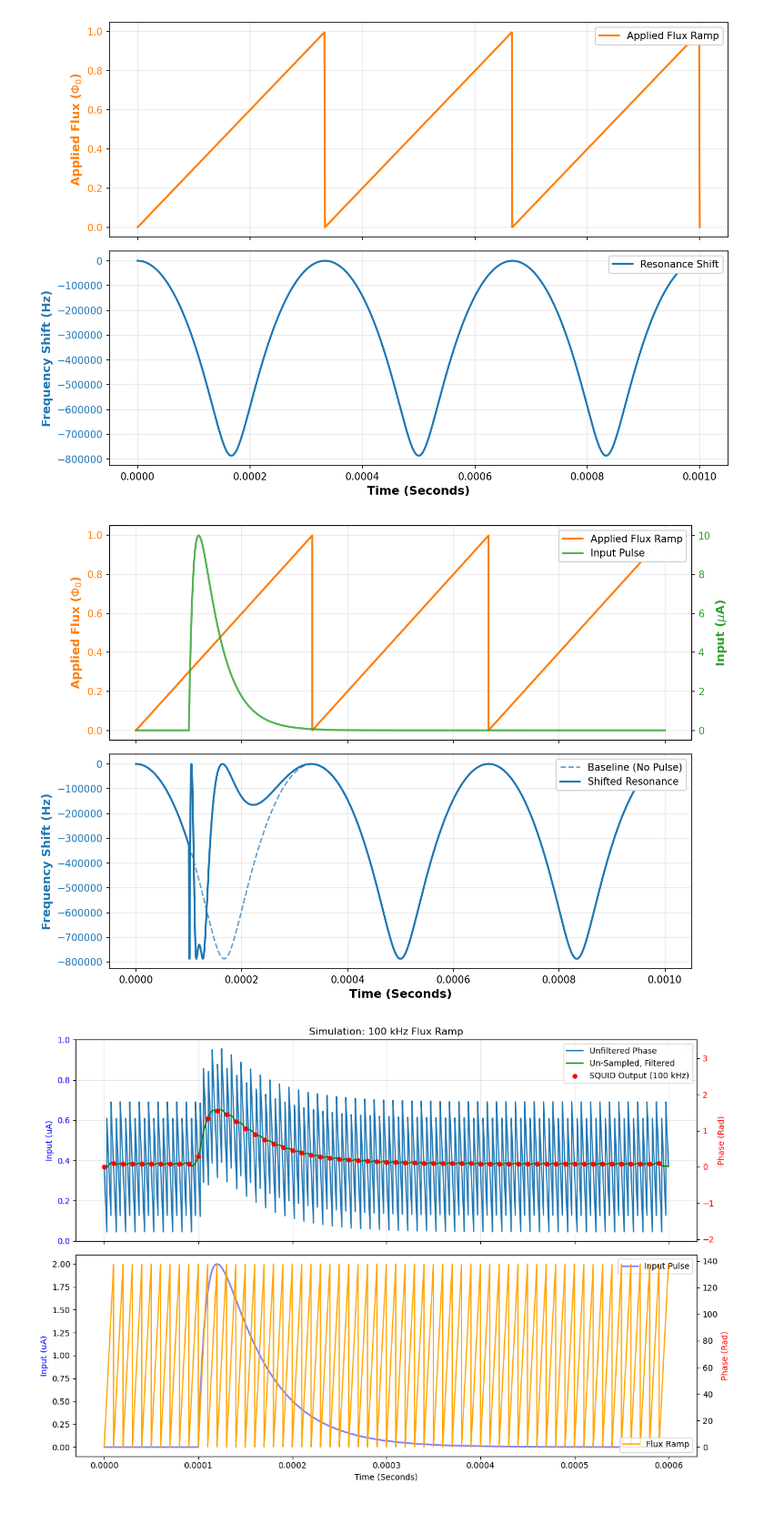
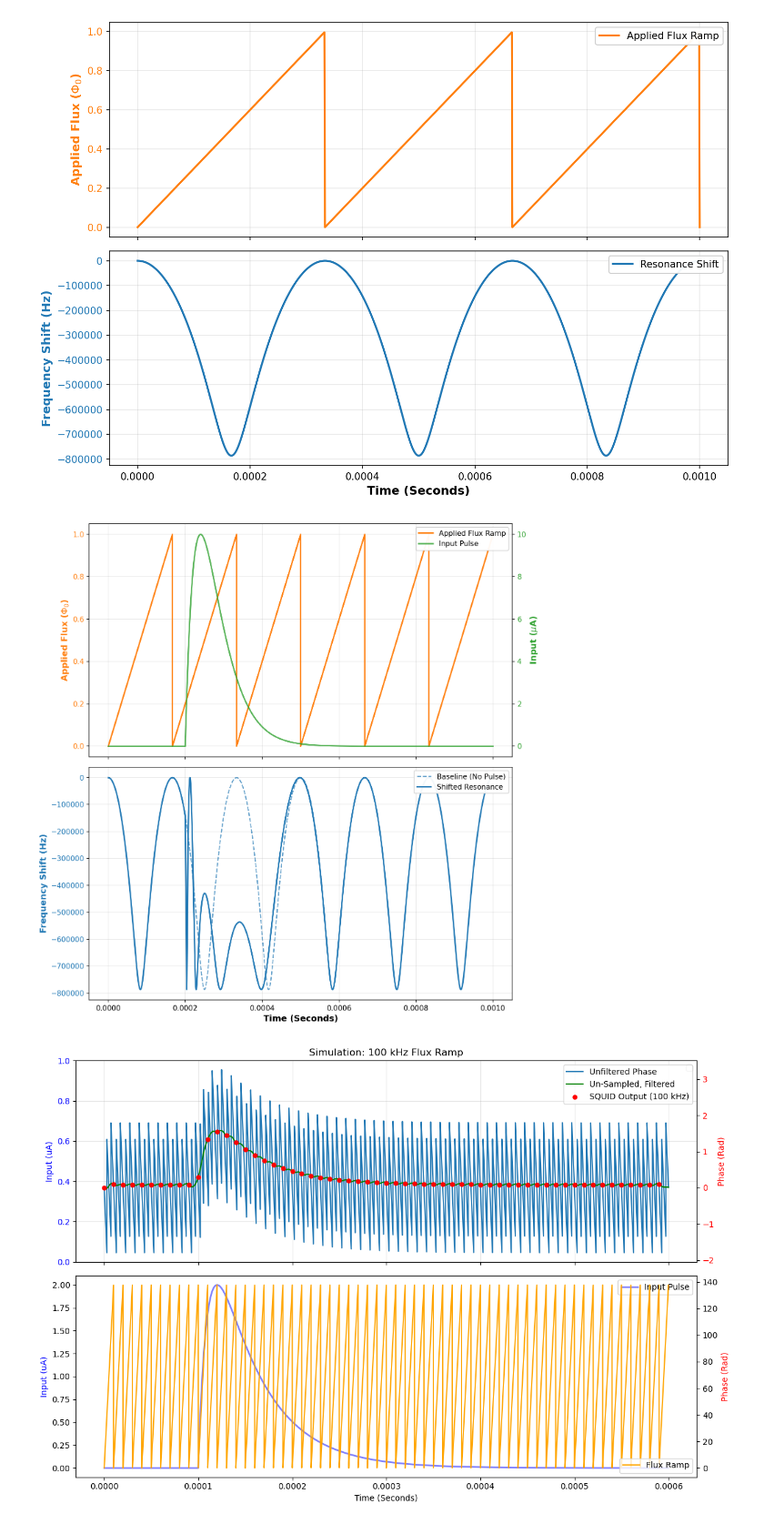
Before and after one commit to QTSF-Mines/Microwave-Multiplexing, a Jupyter notebook: umux_modeling/LW_uMUX_src/source/flux_response.ipynb, the cells around one changed output. Shown at 91% size. Drawn from its saved outputs; the diff is of its cells as text; code cells hidden in the pictures.

```diff
--- a/umux_modeling/LW_uMUX_src/source/flux_response.ipynb
+++ b/umux_modeling/LW_uMUX_src/source/flux_response.ipynb
@@ -82,7 +82,7 @@ for i, current in enumerate(I_array):
 # %% [output]
 (20000, 2, 2)
 # %%
-nPhi0 = np.pi
+nPhi0 = 2
 flux_array_pi = np.linspace(0,nPhi0*Phi0,1024)
 I_array = flux_array_pi/15e-12
 squid_ch.flux_lines["FluxRamp"].I = 0
@@ -187,13 +176,13 @@ t_array = np.arange(0, sim_time, dt)
 
 # --- 2. Signal Generation ---
 # Generate the standard Flux Ramp
-flux_ramp = Flux_Ramp(nPhi0=1, freq=3e3, time_array=t_array)
+flux_ramp = Flux_Ramp(nPhi0=1, freq=6e3, time_array=t_array)
 flux_array = flux_ramp.phi_ramp
 
 # Generate the Input Pulse
 # Assuming parameters (time_array, delay, width, rise_time, fall_time)
 # Placed around 0.4ms so it clearly intersects the middle of a ramp cycle
-PG = Pulse_Generator(t_array, 40e-6, 10e-6, 10e-6, 100e-6 )
+PG = Pulse_Generator(t_array, 40e-6, 40e-6, 10e-6, 200e-6 )
 
 # --- 3. SQUID Simulation ---
 # Set the baseline ramp
@@ -208,7 +197,7 @@ squid_ch.flux_lines["Input"].I = PG.I_pulse
 fr_array_pulse = channel.get_resonance(f_guess=baseline_frs[0])
 
 # --- 4. Plotting ---
-fig, (ax1, ax2) = plt.subplots(2, 1, figsize=(10, 7), dpi=150, sharex=True)
+fig, (ax1, ax2) = plt.subplots(2, 1, figsize=(10, 10), dpi=150, sharex=True)
 
 color_ramp = '#ff7f0e'  # Orange
 color_pulse = '#2ca02c' # Green
@@ -219,34 +208,34 @@ line1 = ax1.plot(t_array, flux_array / Phi0, color=color_ramp, linewidth=2, labe
 ax1.set_ylabel("Applied Flux ($\Phi_0$)", color=color_ramp, fontsize=12, fontweight='bold')
 ax1.tick_params(axis='y', labelcolor=color_ramp)
 ax1.grid(True, alpha=0.3)
 
 ax1_pulse = ax1.twinx()
 line2 = ax1_pulse.plot(t_array, 1e6 * PG.I_pulse, color=color_pulse, linewidth=2, alpha=0.8, label="Input Pulse")
 ax1_pulse.set_ylabel("Input ($\mu$A)", color=color_pulse, fontsize=12, fontweight='bold')
 ax1_pulse.tick_params(axis='y', labelcolor=color_pulse)
 
 # Combine legends for the top plot
 handles = line1 + line2
 labels = [h.get_label() for h in handles]
 ax1.legend(handles, labels, loc='upper right', framealpha=0.95)
 
 # -- Bottom Plot: Resonance Frequency Shift --
 # Plot the baseline first so it sits underneath
 ax2.plot(t_array, fr_array_base - baseline_frs[0], color=color_squid, linestyle='--', linewidth=1.5, alpha=0.7, label="Baseline (No Pulse)")
 
 # Plot the phase-shifted response
 ax2.plot(t_array, fr_array_pulse - baseline_frs[0], color=color_squid, linewidth=2, label="Shifted Resonance")
 
 ax2.set_xlabel("Time (Seconds)", fontsize=12, fontweight='bold')
 ax2.set_ylabel("Frequency Shift (Hz)", color=color_squid, fontsize=12, fontweight='bold')
 ax2.tick_params(axis='y', labelcolor=color_squid)
 ax2.grid(True, alpha=0.3)
 ax2.legend(loc='upper right', framealpha=0.95)
 
 plt.tight_layout()
 plt.show()
 # %% [output]
-[figure, old version]
+[figure, new version]
 # %%
 import numpy as np
 from scipy.signal import butter, filtfilt
```
Also changed, not shown: parts of 4 cells of this notebook, 7 other files.
